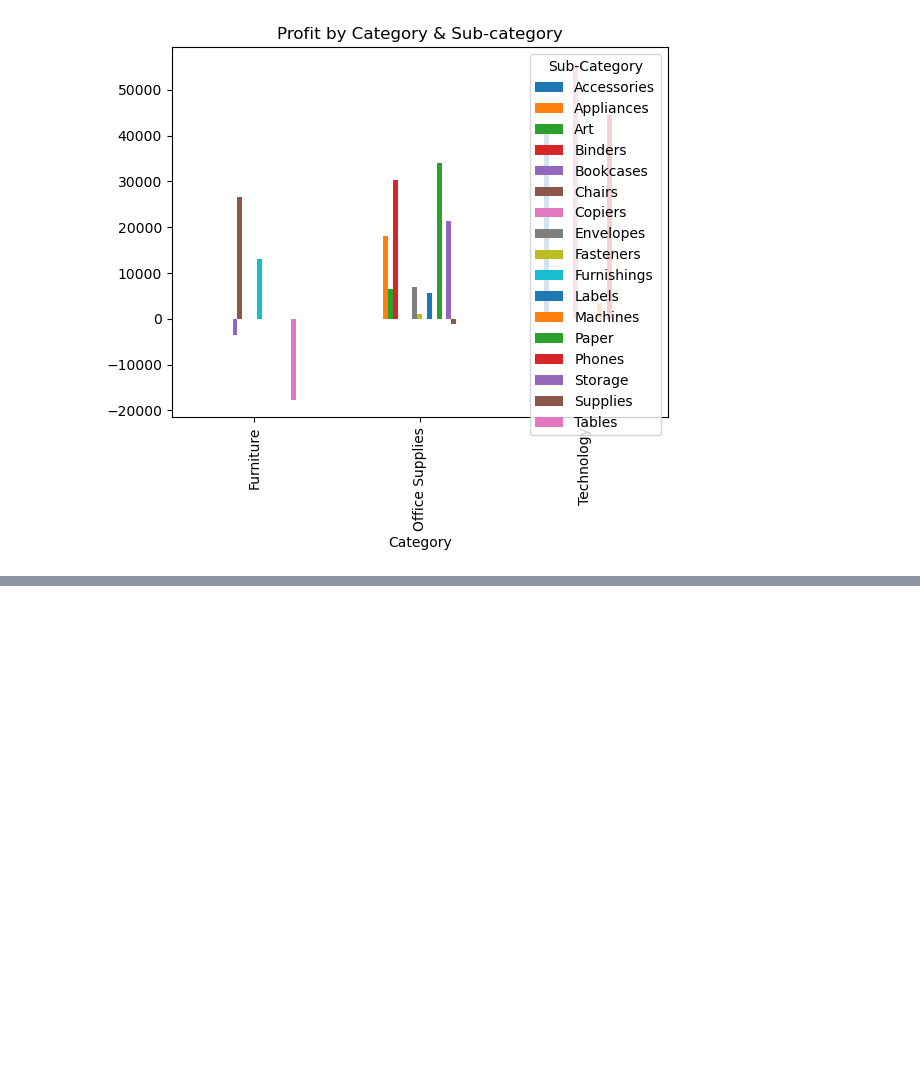
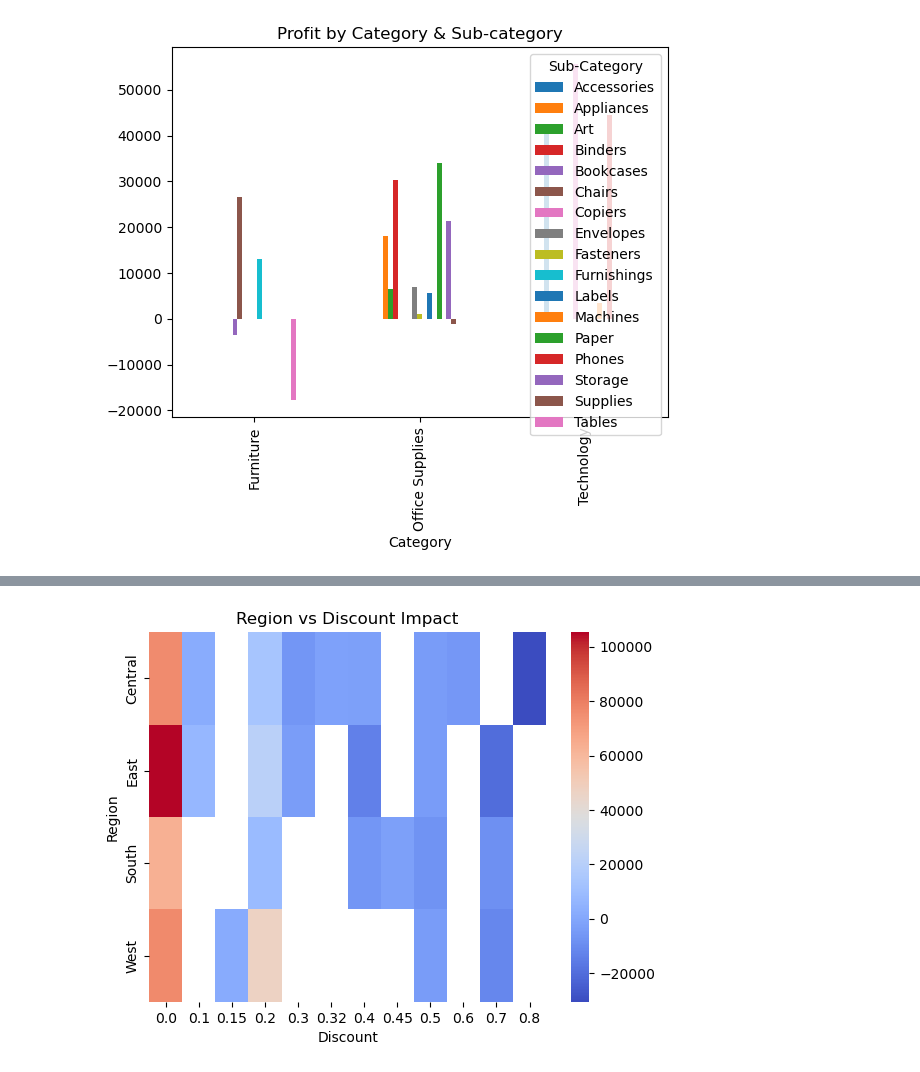
Before and after one commit to om1dev/Sales_Optimization, a Jupyter notebook: notebooks/data_insights.ipynb, the cells around one changed output, grey strips where cells are left out. Saved outputs shown, nothing was run; the diff lists cells and outputs as text; code cells hidden in the pictures; blank space fills up the shorter version.

```diff
--- a/notebooks/data_insights.ipynb
+++ b/notebooks/data_insights.ipynb
@@ -263,0 +340,16 @@ plt.show()
+# %%
+# -------------------------------
+# 14. REGION + DISCOUNT ANALYSIS
+# -------------------------------
+pivot = df.pivot_table(
+    values='Profit',
+    index='Region',
+    columns='Discount',
+    aggfunc='sum'
+)
+
+sns.heatmap(pivot, cmap='coolwarm')
+plt.title("Region vs Discount Impact")
+plt.show()
+# %% [output]
+[figure, added]
```
Also changed, not shown: parts of 7 cells of this notebook, 2 other files.
